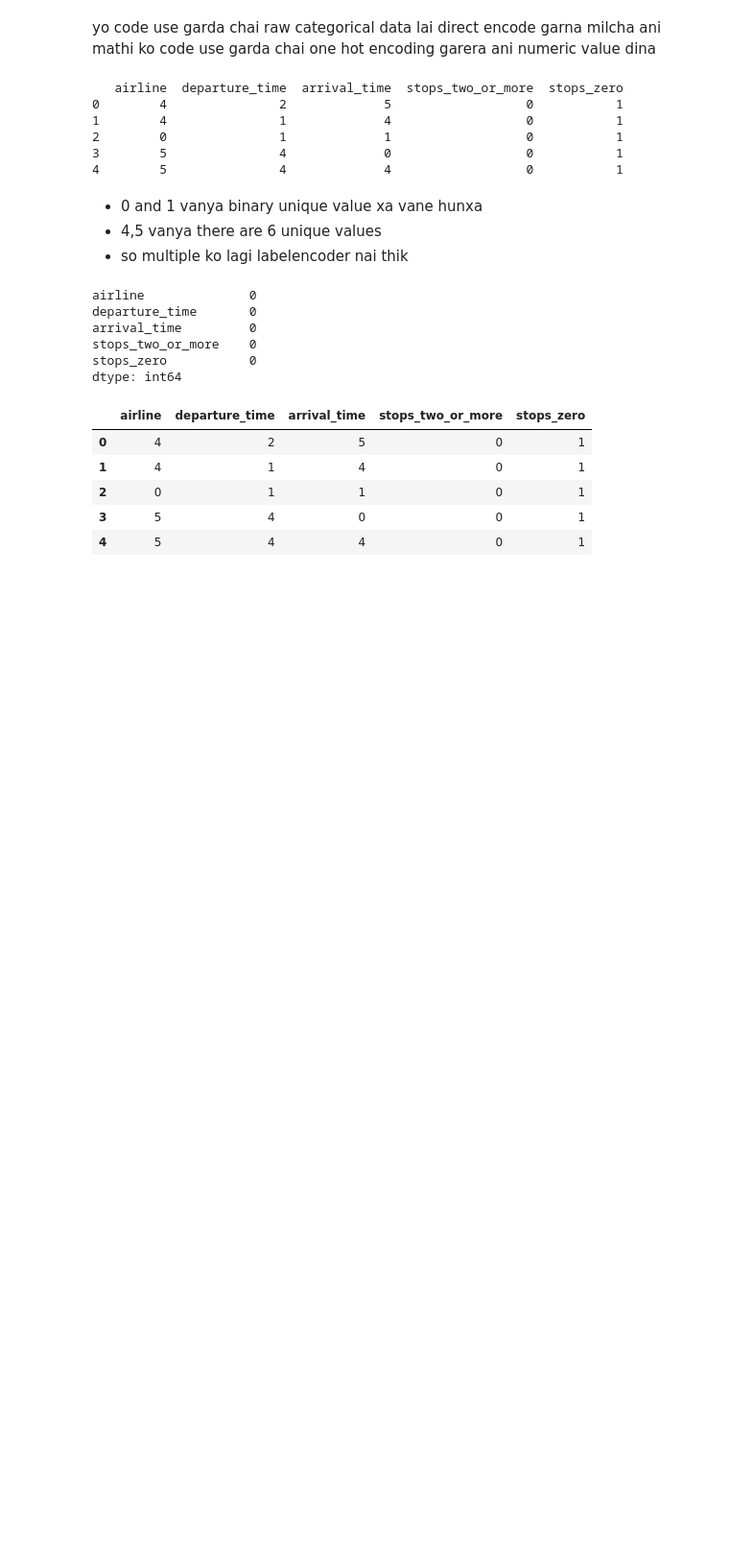
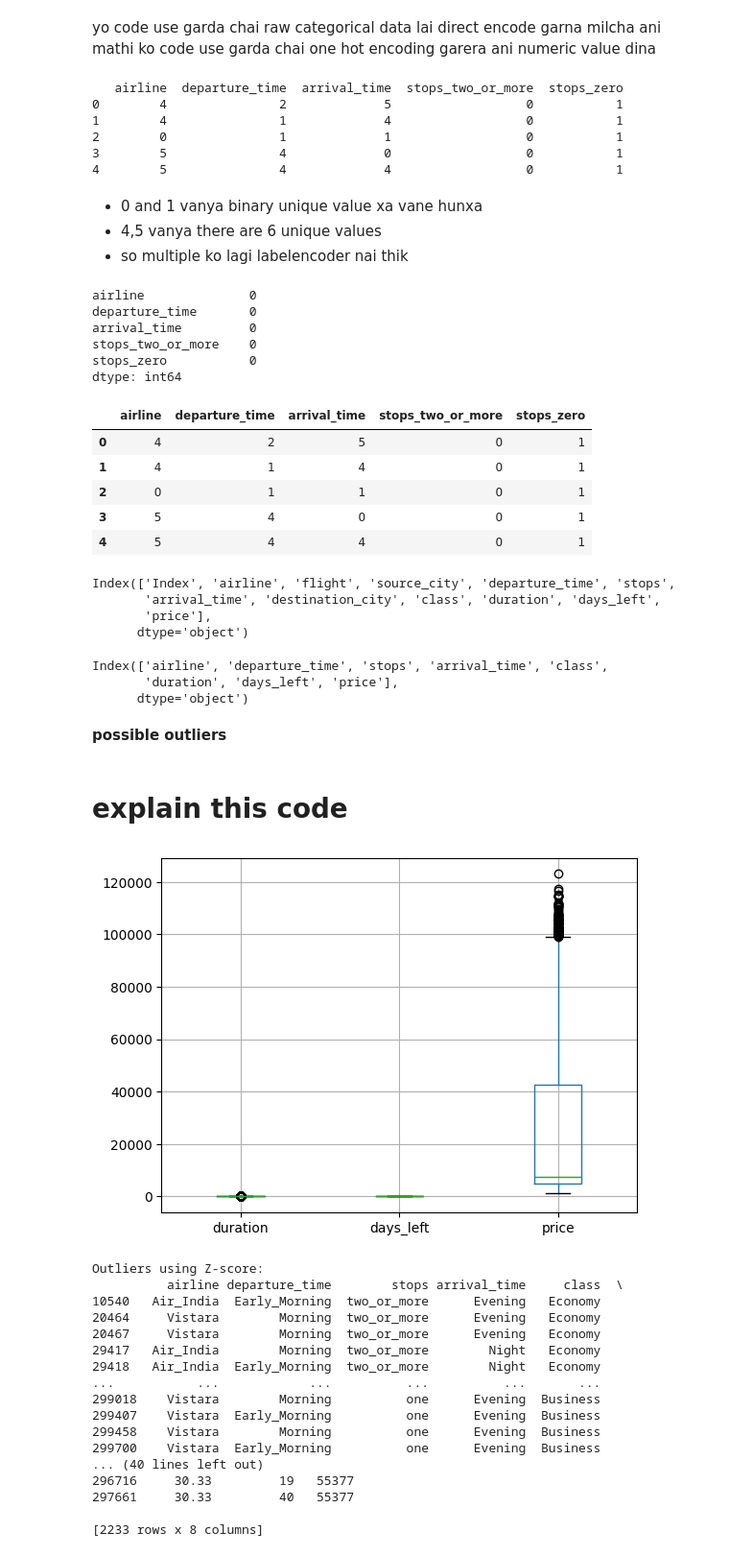
Before and after one commit to yawhatev/project, a Jupyter notebook: proj2.ipynb, the cells around one changed output. Shown at 96% size. Cells and saved outputs as stored; diff of their text form; code cells hidden in the pictures; blank space fills up the shorter version.

```diff
--- a/proj2.ipynb
+++ b/proj2.ipynb
@@ -300,3 +307,66 @@ df_clean_encoded.head()
 | 4 | 5 | 4 | 4 | 0 | 1 |
 # %%
 df_clean_encoded.to_csv("titanic_clean.csv", index=False)
+# %%
+df.columns
+# %% [output]
+Index(['Index', 'airline', 'flight', 'source_city', 'departure_time', 'stops',
+       'arrival_time', 'destination_city', 'class', 'duration', 'days_left',
+       'price'],
+      dtype='object')
+# %%
+df_outliers=df.drop(columns=['Index','source_city','flight','destination_city'])
+# %%
+df_outliers.columns
+# %% [output]
+Index(['airline', 'departure_time', 'stops', 'arrival_time', 'class',
+       'duration', 'days_left', 'price'],
+      dtype='object')
+# %% [markdown]
+**possible outliers**
+# %% [markdown]
+# explain this code
+# %%
+import pandas as pd
+import matplotlib.pyplot as plt
+from scipy import stats
+import numpy as np
+
+columns_to_check = ['duration', 'days_left', 'price']
+
+# Method 1: Box plot for visual inspection
+df_outliers[columns_to_check].boxplot()
+plt.show()
+
+# Method 2: Identifying outliers using Z-score
+z_scores = np.abs(stats.zscore(df_outliers[columns_to_check]))
+outliers_zscore = df_outliers[(z_scores > 3).any(axis=1)]
+print("Outliers using Z-score:")
+print(outliers_zscore)
+
+# Method 3: Identifying outliers using IQR
+Q1 = df_outliers[columns_to_check].quantile(0.25)
+Q3 = df_outliers[columns_to_check].quantile(0.75)
+IQR = Q3 - Q1
+outliers_iqr = df_outliers[((df_outliers[columns_to_check] < (Q1 - 1.5 * IQR)) | (df_outliers[columns_to_check] > (Q3 + 1.5 * IQR))).any(axis=1)]
+print("Outliers using IQR:")
+print(outliers_iqr)
+# %% [output]
+[figure, added]
+Outliers using Z-score:
+          airline departure_time        stops arrival_time     class  \
+10540   Air_India  Early_Morning  two_or_more      Evening   Economy
+20464     Vistara        Morning  two_or_more      Evening   Economy
+20467     Vistara        Morning  two_or_more      Evening   Economy
+29417   Air_India        Morning  two_or_more        Night   Economy
+29418   Air_India  Early_Morning  two_or_more        Night   Economy
+...           ...            ...          ...          ...       ...
+299018    Vistara        Morning          one      Evening  Business
+299407    Vistara  Early_Morning          one      Evening  Business
+299458    Vistara        Morning          one      Evening  Business
+299700    Vistara  Early_Morning          one      Evening  Business
+... (40 lines left out)
+296716     30.33         19   55377
+297661     30.33         40   55377
+
+[2233 rows x 8 columns]
```
Also changed, not shown: parts of 9 cells of this notebook, 1 other file.
